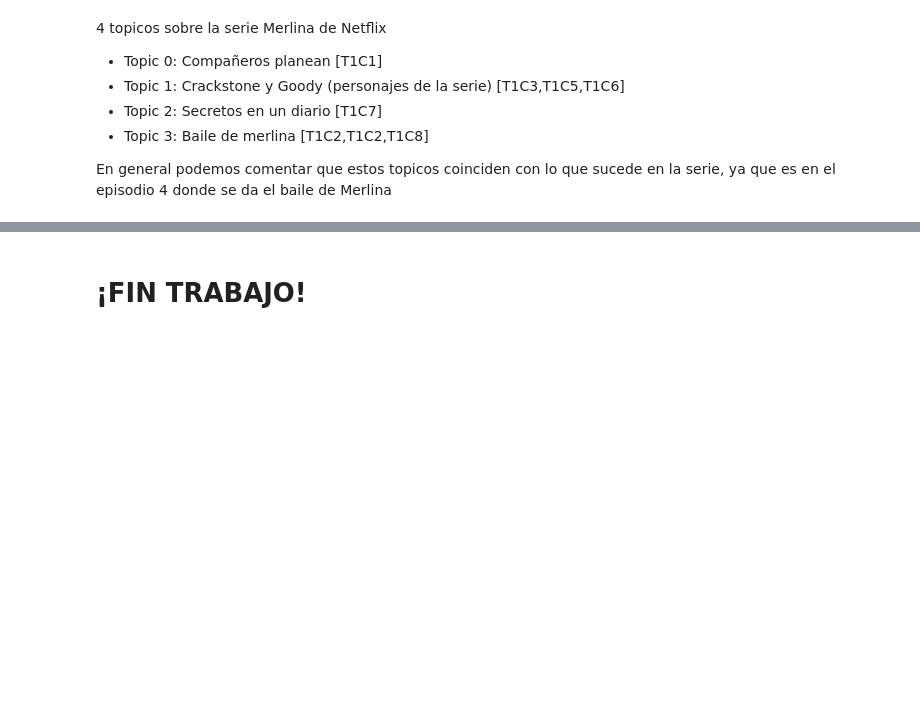
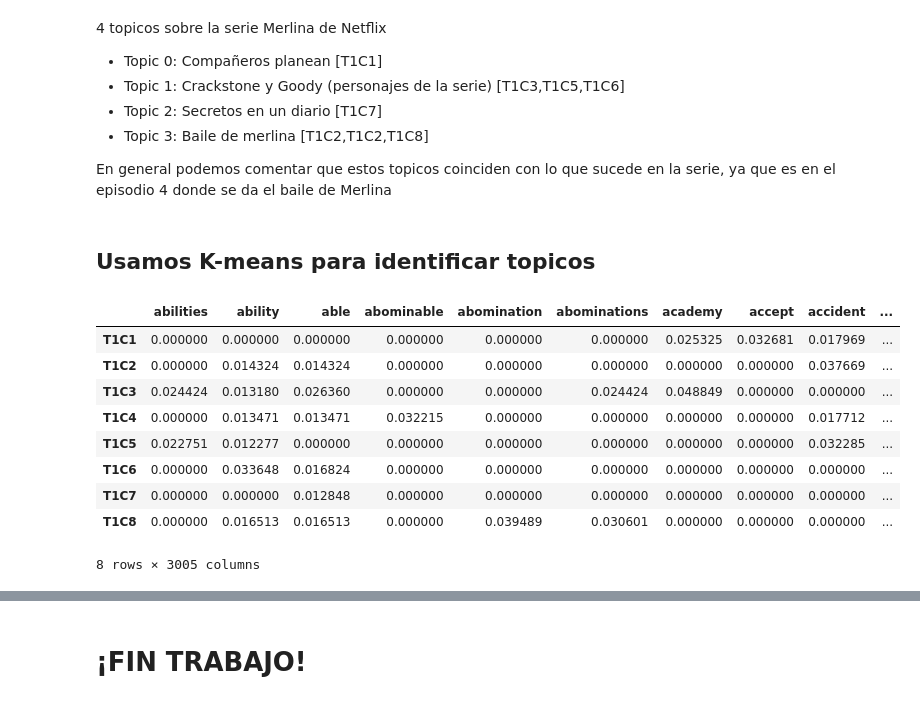
Before and after one commit to KevinRamosRivas/SEMANA-13-MINERIA-DE-DATOS, a Jupyter notebook: 13.12SEMANA-13-MINERIA-DE-DATOSv2/04Modelado.ipynb, the cells around one changed output, grey strips where cells are left out. Cells and saved outputs as stored; diff of their text form; code cells hidden in the pictures; blank space fills up the shorter version.

Commit message:
se usa Kmeans para descubiri relaciones

```diff
--- a/13.12SEMANA-13-MINERIA-DE-DATOSv2/04Modelado.ipynb
+++ b/13.12SEMANA-13-MINERIA-DE-DATOSv2/04Modelado.ipynb
@@ -303,3 +303,27 @@ list(zip([a for [(a,b)] in corpus_transformed], data_dtmna.index))
 
 En general podemos comentar que estos topicos coinciden con lo que sucede en la serie, ya que es en el
 episodio 4 donde se da el baile de Merlina
+# %% [markdown]
+## Usamos K-means para identificar topicos
+# %%
+#usamos nuestro dataset de bolsa de palabras
+data_dtmna
+#inverso de la frecuencia de documentos
+from sklearn.feature_extraction.text import TfidfTransformer
+tfidf_transformer = TfidfTransformer(smooth_idf=False)
+data_tfidf = tfidf_transformer.fit_transform(data_dtmna)
+#lo convertimos en un dataframe
+data_ = pd.DataFrame(data_tfidf.toarray(), columns=data_dtmna.columns)
+data_.index = data_dtmna.index
+data_
+# %% [output]
+|  | abilities | ability | able | abominable | abomination | abominations | academy | accept | accident | ... |
+| T1C1 | 0.000000 | 0.000000 | 0.000000 | 0.000000 | 0.000000 | 0.000000 | 0.025325 | 0.032681 | 0.017969 | ... |
+| T1C2 | 0.000000 | 0.014324 | 0.014324 | 0.000000 | 0.000000 | 0.000000 | 0.000000 | 0.000000 | 0.037669 | ... |
+| T1C3 | 0.024424 | 0.013180 | 0.026360 | 0.000000 | 0.000000 | 0.024424 | 0.048849 | 0.000000 | 0.000000 | ... |
+| T1C4 | 0.000000 | 0.013471 | 0.013471 | 0.032215 | 0.000000 | 0.000000 | 0.000000 | 0.000000 | 0.017712 | ... |
+| T1C5 | 0.022751 | 0.012277 | 0.000000 | 0.000000 | 0.000000 | 0.000000 | 0.000000 | 0.000000 | 0.032285 | ... |
+| T1C6 | 0.000000 | 0.033648 | 0.016824 | 0.000000 | 0.000000 | 0.000000 | 0.000000 | 0.000000 | 0.000000 | ... |
+| T1C7 | 0.000000 | 0.000000 | 0.012848 | 0.000000 | 0.000000 | 0.000000 | 0.000000 | 0.000000 | 0.000000 | ... |
+| T1C8 | 0.000000 | 0.016513 | 0.016513 | 0.000000 | 0.039489 | 0.030601 | 0.000000 | 0.000000 | 0.000000 | ... |
+8 rows × 3005 columns
```
Also changed, not shown: parts of 2 cells of this notebook.
